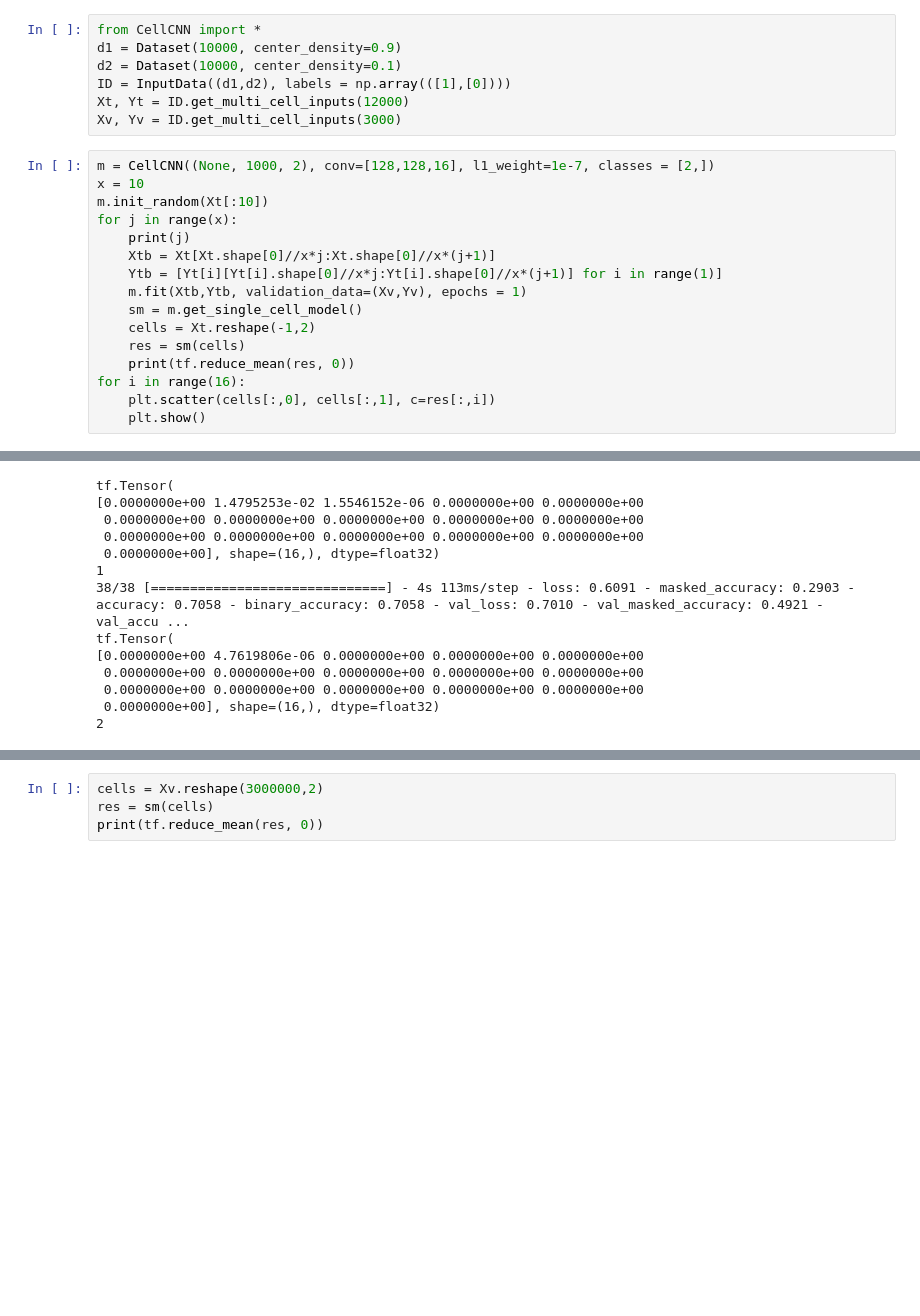
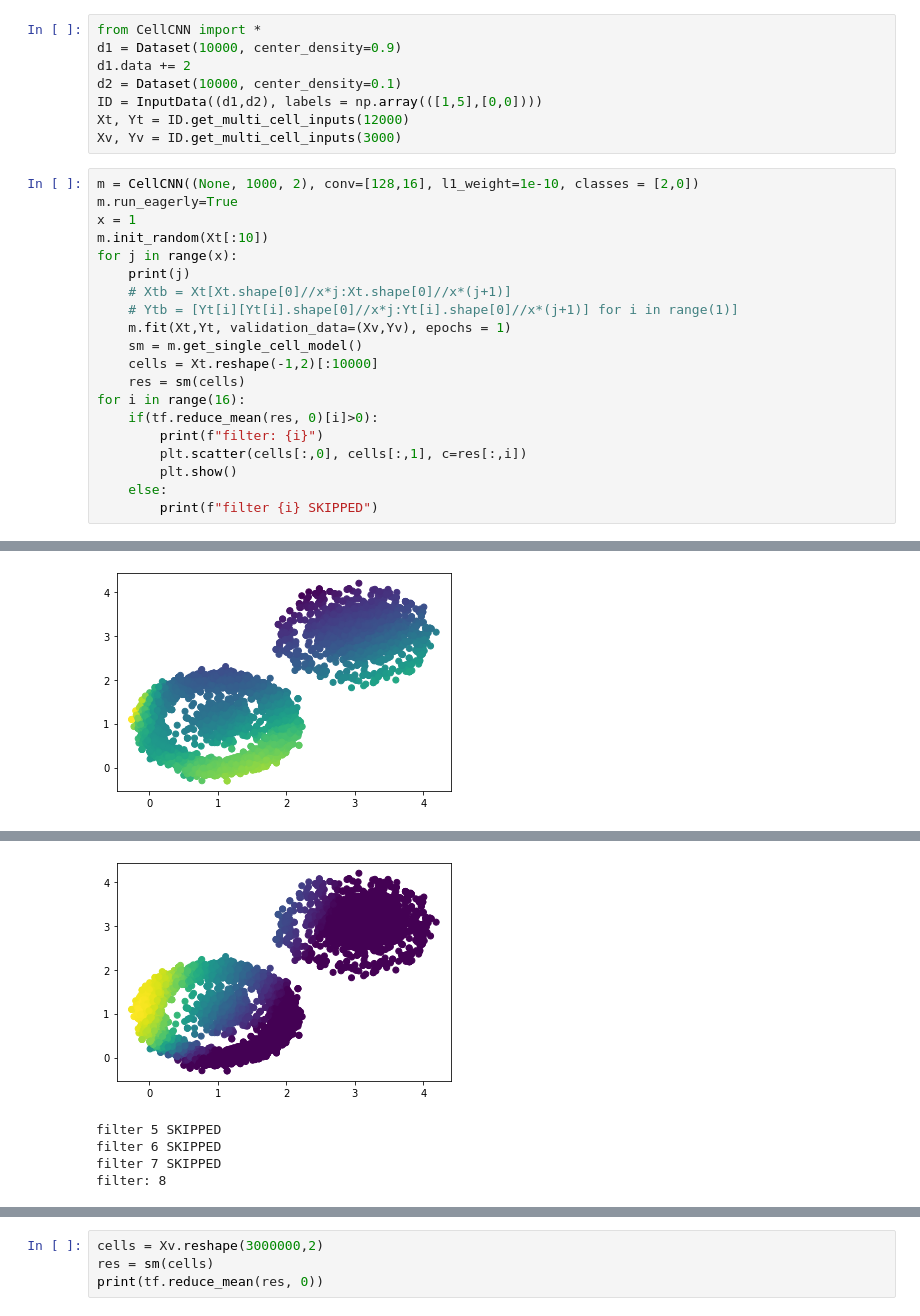
Before and after one commit to eleniel-mocna/CellCNN, a Jupyter notebook: L1 vector.ipynb, the cells around one changed output, grey strips where cells are left out. Saved outputs shown, nothing was run; the diff lists cells and outputs as text; blank space fills up the shorter version.

```diff
--- a/L1 vector.ipynb
+++ b/L1 vector.ipynb
@@ -9,24 +9,29 @@ import matplotlib.pyplot as plt
 # %%
 from CellCNN import *
 d1 = Dataset(10000, center_density=0.9)
+d1.data += 2
 d2 = Dataset(10000, center_density=0.1)
-ID = InputData((d1,d2), labels = np.array(([1],[0])))
+ID = InputData((d1,d2), labels = np.array(([1,5],[0,0])))
 Xt, Yt = ID.get_multi_cell_inputs(12000)
 Xv, Yv = ID.get_multi_cell_inputs(3000)
 # %%
-m = CellCNN((None, 1000, 2), conv=[128,128,16], l1_weight=1e-7, classes = [2,])
-x = 10
+m = CellCNN((None, 1000, 2), conv=[128,16], l1_weight=1e-10, classes = [2,0])
+m.run_eagerly=True
+x = 1
 m.init_random(Xt[:10])
 for j in range(x):
     print(j)
-    Xtb = Xt[Xt.shape[0]//x*j:Xt.shape[0]//x*(j+1)]
-    Ytb = [Yt[i][Yt[i].shape[0]//x*j:Yt[i].shape[0]//x*(j+1)] for i in range(1)]
-    m.fit(Xtb,Ytb, validation_data=(Xv,Yv), epochs = 1)
+    # Xtb = Xt[Xt.shape[0]//x*j:Xt.shape[0]//x*(j+1)]
+    # Ytb = [Yt[i][Yt[i].shape[0]//x*j:Yt[i].shape[0]//x*(j+1)] for i in range(1)]
+    m.fit(Xt,Yt, validation_data=(Xv,Yv), epochs = 1)
     sm = m.get_single_cell_model()
-    cells = Xt.reshape(-1,2)
+    cells = Xt.reshape(-1,2)[:10000]
     res = sm(cells)
-    print(tf.reduce_mean(res, 0))
 for i in range(16):
-    plt.scatter(cells[:,0], cells[:,1], c=res[:,i])
-    plt.show()
+    if(tf.reduce_mean(res, 0)[i]>0):
+        print(f"filter: {i}")
+        plt.scatter(cells[:,0], cells[:,1], c=res[:,i])
+        plt.show()
+    else:
+        print(f"filter {i} SKIPPED")
 # %% [output]
@@ -55,0 +60 @@ Use fn_output_signature instead
+[figure, added]
@@ -61,13 +63,5 @@ Use fn_output_signature instead
+[figure, added]
-tf.Tensor(
-[0.0000000e+00 1.4795253e-02 1.5546152e-06 0.0000000e+00 0.0000000e+00
- 0.0000000e+00 0.0000000e+00 0.0000000e+00 0.0000000e+00 0.0000000e+00
- 0.0000000e+00 0.0000000e+00 0.0000000e+00 0.0000000e+00 0.0000000e+00
- 0.0000000e+00], shape=(16,), dtype=float32)
-1
-38/38 [==============================] - 4s 113ms/step - loss: 0.6091 - masked_accuracy: 0.2903 - accuracy: 0.7058 - binary_accuracy: 0.7058 - val_loss: 0.7010 - val_masked_accuracy: 0.4921 - val_accu ...
-tf.Tensor(
-[0.0000000e+00 4.7619806e-06 0.0000000e+00 0.0000000e+00 0.0000000e+00
- 0.0000000e+00 0.0000000e+00 0.0000000e+00 0.0000000e+00 0.0000000e+00
- 0.0000000e+00 0.0000000e+00 0.0000000e+00 0.0000000e+00 0.0000000e+00
- 0.0000000e+00], shape=(16,), dtype=float32)
-2
+filter 5 SKIPPED
+filter 6 SKIPPED
+filter 7 SKIPPED
+filter: 8
```
Also changed, not shown: parts of 4 cells of this notebook, 1 other file.
